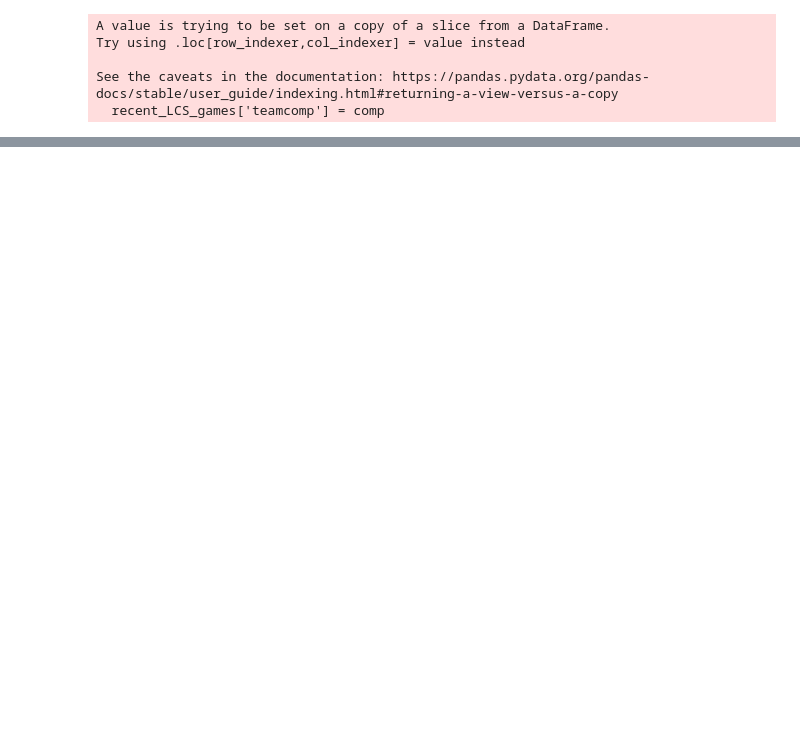
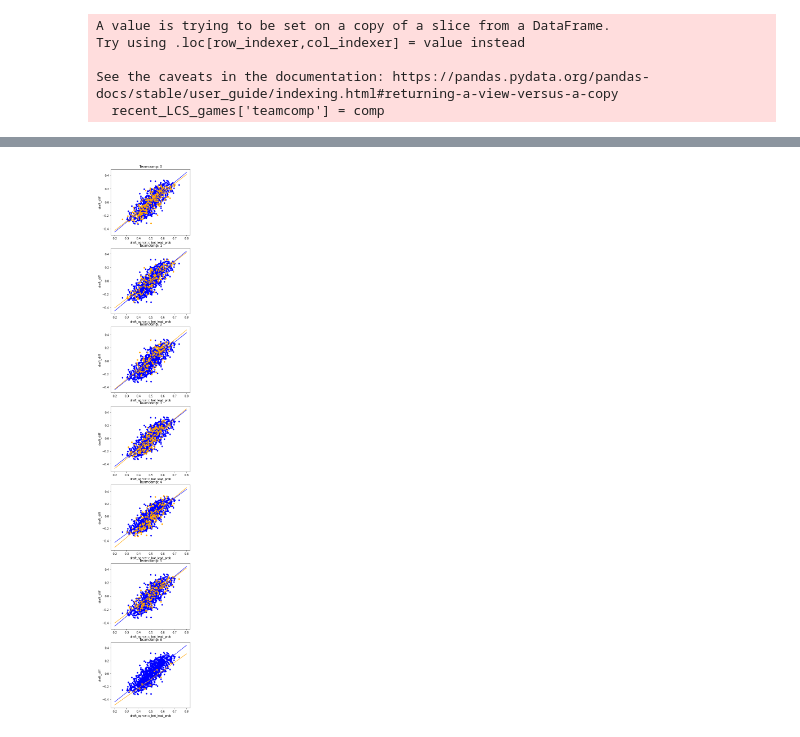
Before and after one commit to alexLez/lol-draft-analysis, a Jupyter notebook: final_model_analysis.ipynb, the cells around one changed output, grey strips where cells are left out. Cells and saved outputs as stored; diff of their text form; code cells hidden in the pictures; blank space fills up the shorter version.

```diff
--- a/final_model_analysis.ipynb
+++ b/final_model_analysis.ipynb
@@ -99,0 +102,22 @@ df.head(10).sort_values("diff")
+# %%
+fig, ax = plt.subplots(7,1, figsize=(5, 35))
+
+for tc in range(7):
+    teamcomp2_not_2 = recent_LCS_games.query(f"teamcomp!={tc}")
+    teamcomp2 = recent_LCS_games.query(f"teamcomp=={tc}")
+
+    recent_LCS_games.columns
+    a = np.polynomial.Polynomial.fit(teamcomp2_not_2["draft_agnostic_bot_lead_prob"], teamcomp2_not_2["draft_diff"], deg=1)
+    b = np.polynomial.Polynomial.fit(teamcomp2["draft_agnostic_bot_lead_prob"], teamcomp2["draft_diff"], deg=1)
+    x = np.linspace(0.2, 0.8, 10)
+    ya = a(x)
+    yb = b(x)
+    ax[tc].plot(x, ya, color="blue")
+    ax[tc].plot(x, yb, color = "orange")
+
+    teamcomp2_not_2.plot(ax=ax[tc], kind="scatter", x="draft_agnostic_bot_lead_prob", y="draft_diff", color="blue")
+    teamcomp2.plot(ax=ax[tc], kind="scatter", x="draft_agnostic_bot_lead_prob", y="draft_diff", color="orange")
+    ax[tc].set_title(f"Teamcomp: {tc}")
+    # recent_LCS_games.query("teamcomp==2").plot(ax=ax, kind="scatter", x="post_draft_ag_lead_prob", y="post_draft_win_prob", color='orange')
+# %% [output]
+[figure, added]
```
Also changed, not shown: parts of 4 cells of this notebook.
